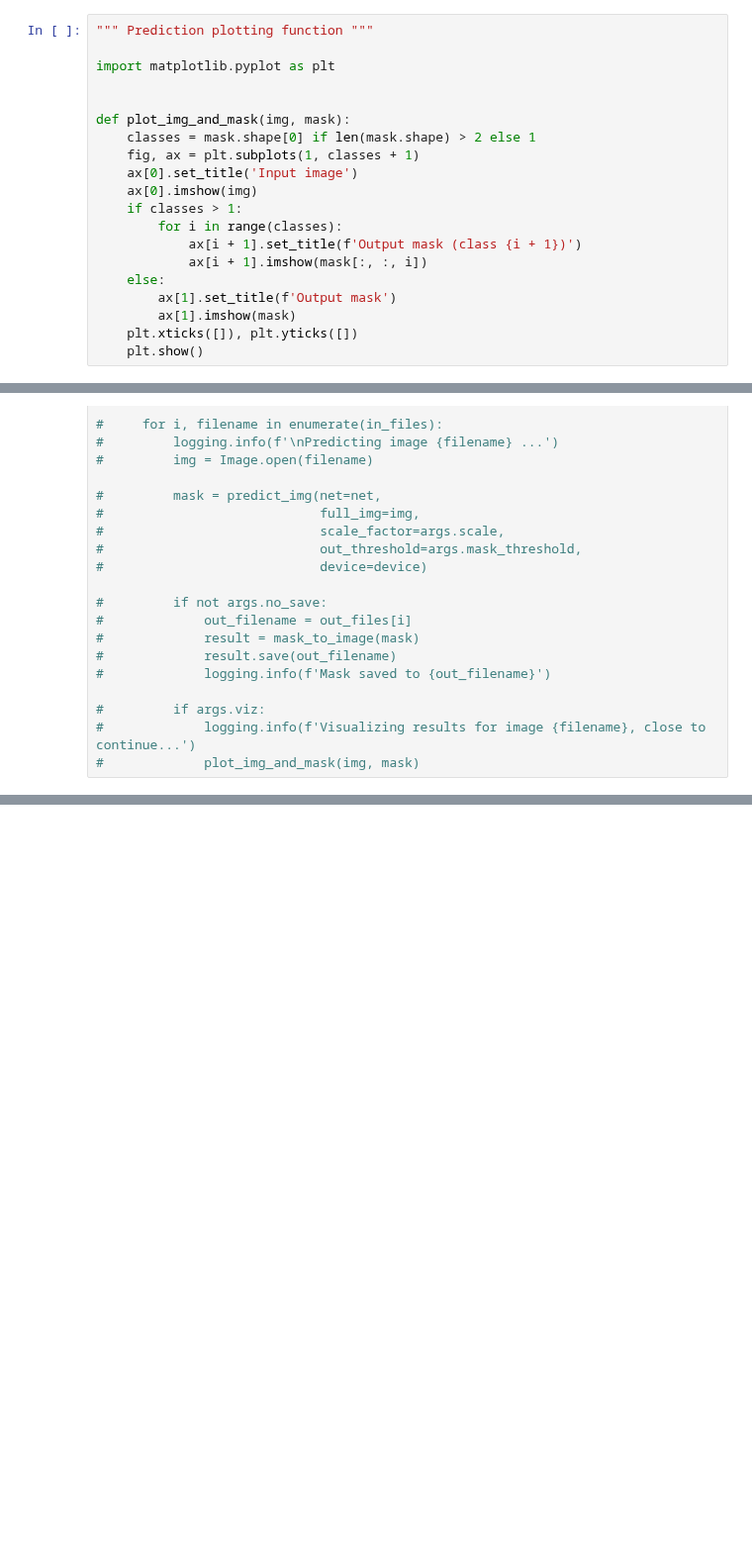
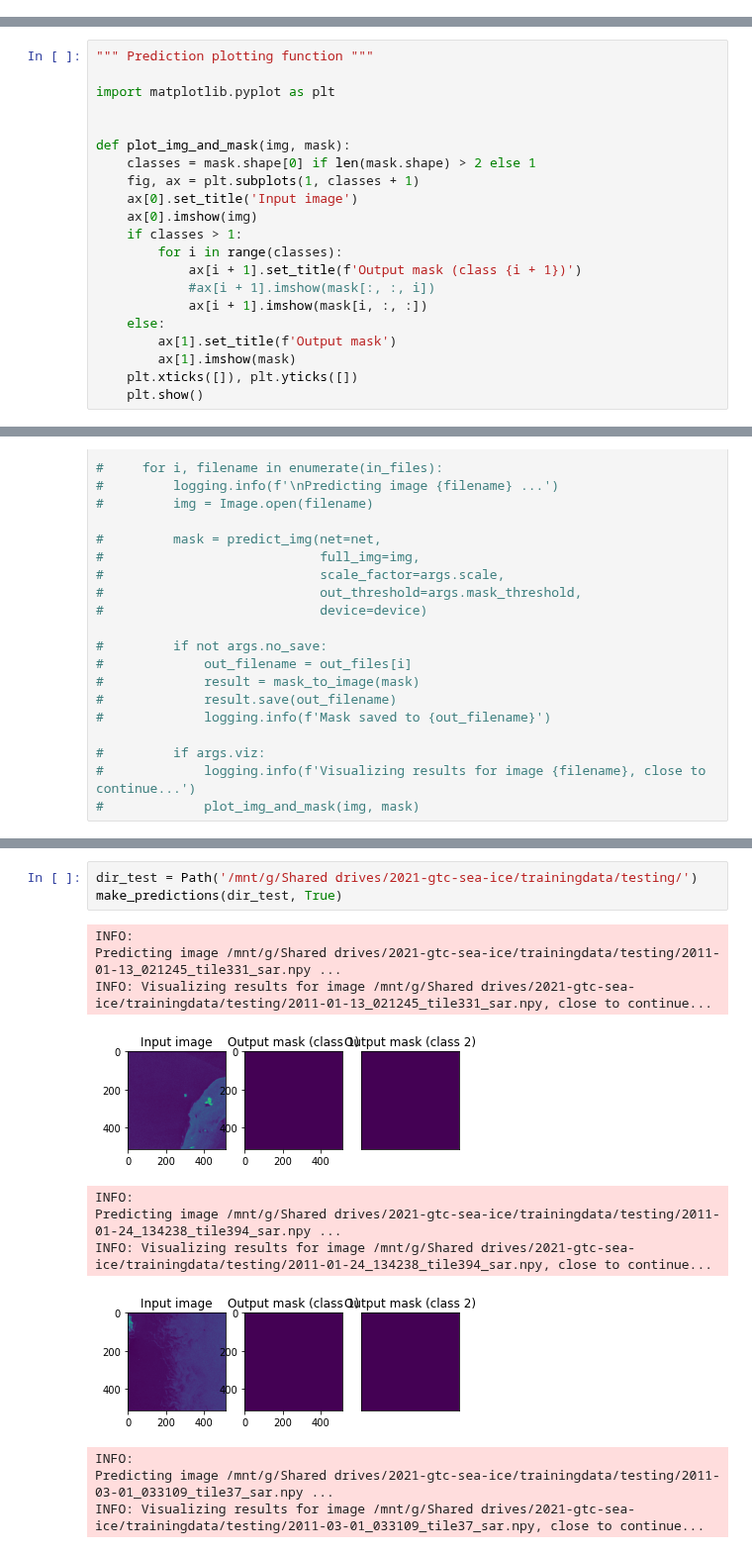
Before and after one commit to ai4er-cdt/SeaIceExtent, a Jupyter notebook: unet_original.ipynb, the cells around one changed output, grey strips where cells are left out. Shown at 99% size. Drawn from its saved outputs; the diff is of its cells as text; blank space fills up the shorter version.

Commit message:
Functionality for predicting a new tile class is not working bare-bones, as well as a function to visualize those outputs. Integrated with the folder of hand-selected tiles to predict on.

```diff
--- a/unet_original.ipynb
+++ b/unet_original.ipynb
@@ -275,26 +275,6 @@ def evaluate(net, dataloader, device):
     if num_val_batches == 0:
         return dice_score
     return dice_score / num_val_batches
-# %%
-""" Prediction plotting function """
-
-import matplotlib.pyplot as plt
-
-
-def plot_img_and_mask(img, mask):
-    classes = mask.shape[0] if len(mask.shape) > 2 else 1
-    fig, ax = plt.subplots(1, classes + 1)
-    ax[0].set_title('Input image')
-    ax[0].imshow(img)
-    if classes > 1:
-        for i in range(classes):
-            ax[i + 1].set_title(f'Output mask (class {i + 1})')
-            ax[i + 1].imshow(mask[:, :, i])
-    else:
-        ax[1].set_title(f'Output mask')
-        ax[1].imshow(mask)
-    plt.xticks([]), plt.yticks([])
-    plt.show()
 # %%
 """ Implementation of model """
 
@@ -516,4 +534,25 @@ def unet_pretrained(pretrained=False):
     return net
 
 #test_net = unet_pretrained(True)
+# %%
+""" Prediction plotting function """
+
+import matplotlib.pyplot as plt
+
+
+def plot_img_and_mask(img, mask):
+    classes = mask.shape[0] if len(mask.shape) > 2 else 1
+    fig, ax = plt.subplots(1, classes + 1)
+    ax[0].set_title('Input image')
+    ax[0].imshow(img)
+    if classes > 1:
+        for i in range(classes):
+            ax[i + 1].set_title(f'Output mask (class {i + 1})')
+            #ax[i + 1].imshow(mask[:, :, i])
+            ax[i + 1].imshow(mask[i, :, :])
+    else:
+        ax[1].set_title(f'Output mask')
+        ax[1].imshow(mask)
+    plt.xticks([]), plt.yticks([])
+    plt.show()
 # %%
@@ -665,0 +735,15 @@ plot_img_and_mask(this_img, prediction)
+# %%
+dir_test = Path('/mnt/g/Shared drives/2021-gtc-sea-ice/trainingdata/testing/')
+make_predictions(dir_test, True)
+# %% [output]
+INFO:
+Predicting image /mnt/g/Shared drives/2021-gtc-sea-ice/trainingdata/testing/2011-01-13_021245_tile331_sar.npy ...
+INFO: Visualizing results for image /mnt/g/Shared drives/2021-gtc-sea-ice/trainingdata/testing/2011-01-13_021245_tile331_sar.npy, close to continue...
+[figure, added]
+INFO:
+Predicting image /mnt/g/Shared drives/2021-gtc-sea-ice/trainingdata/testing/2011-01-24_134238_tile394_sar.npy ...
+INFO: Visualizing results for image /mnt/g/Shared drives/2021-gtc-sea-ice/trainingdata/testing/2011-01-24_134238_tile394_sar.npy, close to continue...
+[figure, added]
+INFO:
+Predicting image /mnt/g/Shared drives/2021-gtc-sea-ice/trainingdata/testing/2011-03-01_033109_tile37_sar.npy ...
+INFO: Visualizing results for image /mnt/g/Shared drives/2021-gtc-sea-ice/trainingdata/testing/2011-03-01_033109_tile37_sar.npy, close to continue...
```
Also changed, not shown: parts of 5 cells of this notebook.
